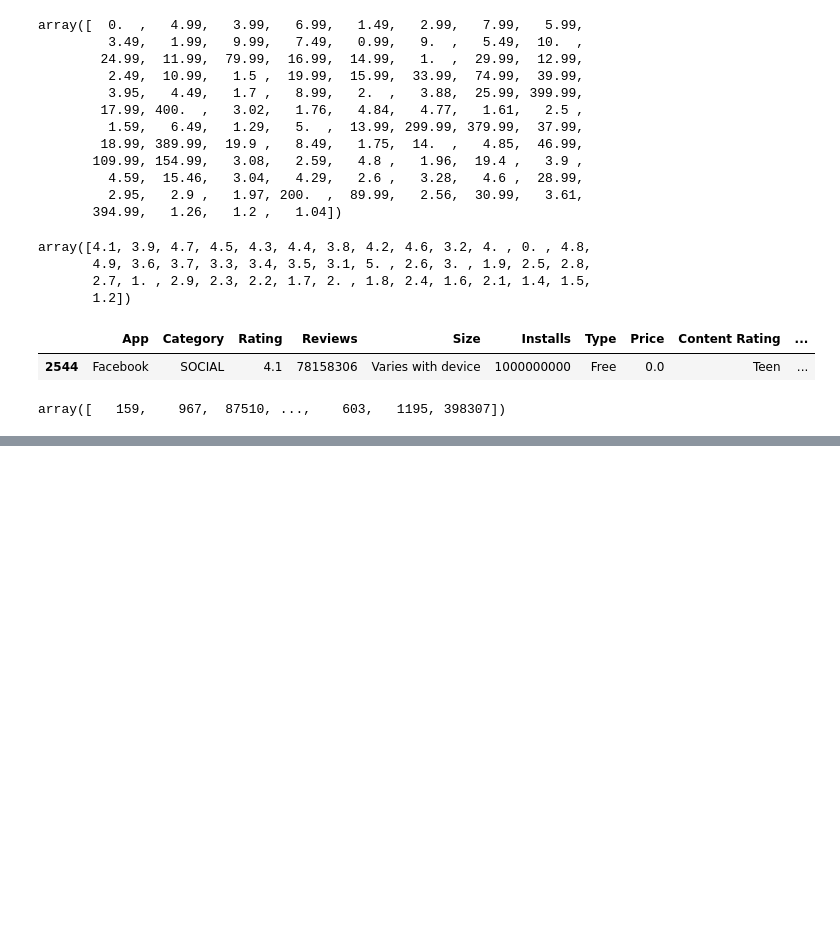
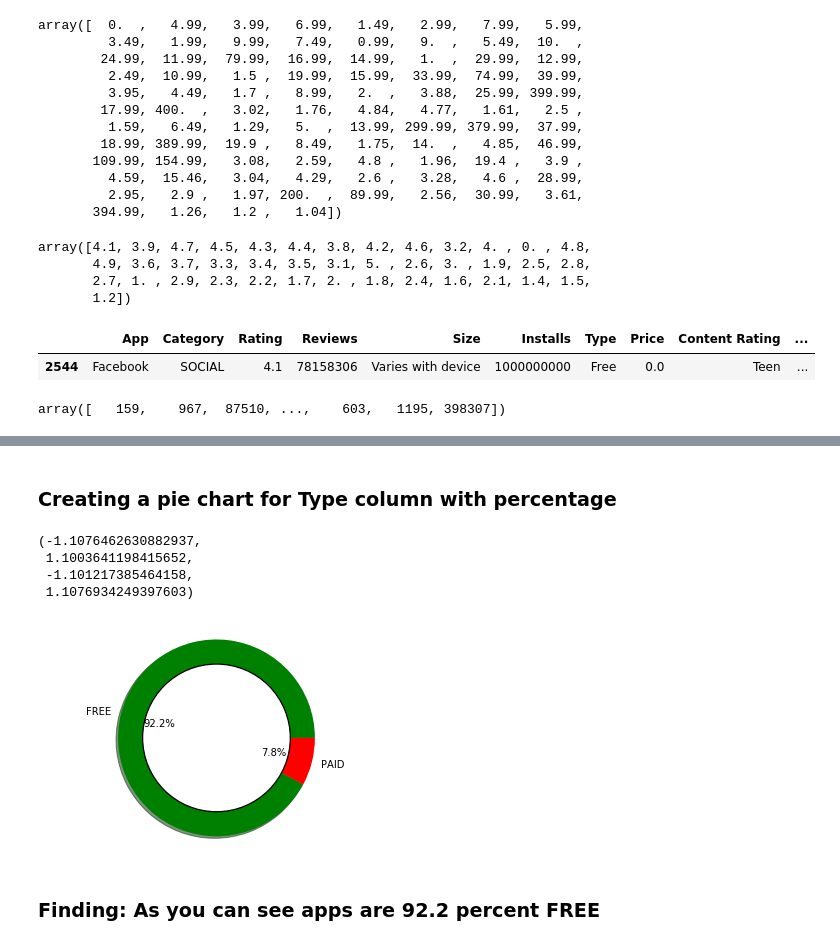
Before and after one commit to Sukhrobjon/DS-1.1, a Jupyter notebook: final_project/google_playstore_visiualization.ipynb, the cells around one changed output, grey strips where cells are left out. Saved outputs shown, nothing was run; the diff lists cells and outputs as text; code cells hidden in the pictures; blank space fills up the shorter version.

```diff
--- a/final_project/google_playstore_visiualization.ipynb
+++ b/final_project/google_playstore_visiualization.ipynb
@@ -274,0 +289,6 @@ df.reset_index(drop=True, inplace=True)
+# %%
+BINS = [-np.inf, 0.00, np.inf]
+LABELS = ["FREE", "PAID"]
+colors = ['green', 'red']
+# %%
+price_df = df["Type"].value_counts()
@@ -274,0 +301,18 @@ df.reset_index(drop=True, inplace=True)
+# %% [markdown]
+### Creating a pie chart for Type column with percentage
+# %%
+plt.pie(price_df.values, labels=LABELS, colors=colors, autopct='%1.1f%%', shadow=True)
+centre_circle = plt.Circle((0,0),0.75,color='black', fc='white',linewidth=1.25)
+
+fig = plt.gcf()
+fig.gca().add_artist(centre_circle)
+
+plt.axis('equal')
+# %% [output]
+(-1.1076462630882937,
+ 1.1003641198415652,
+ -1.101217385464158,
+ 1.1076934249397603)
+[figure, added]
+# %% [markdown]
+### Finding: As you can see apps are 92.2 percent FREE
```
Also changed, not shown: parts of 19 cells of this notebook, 1 other file.
